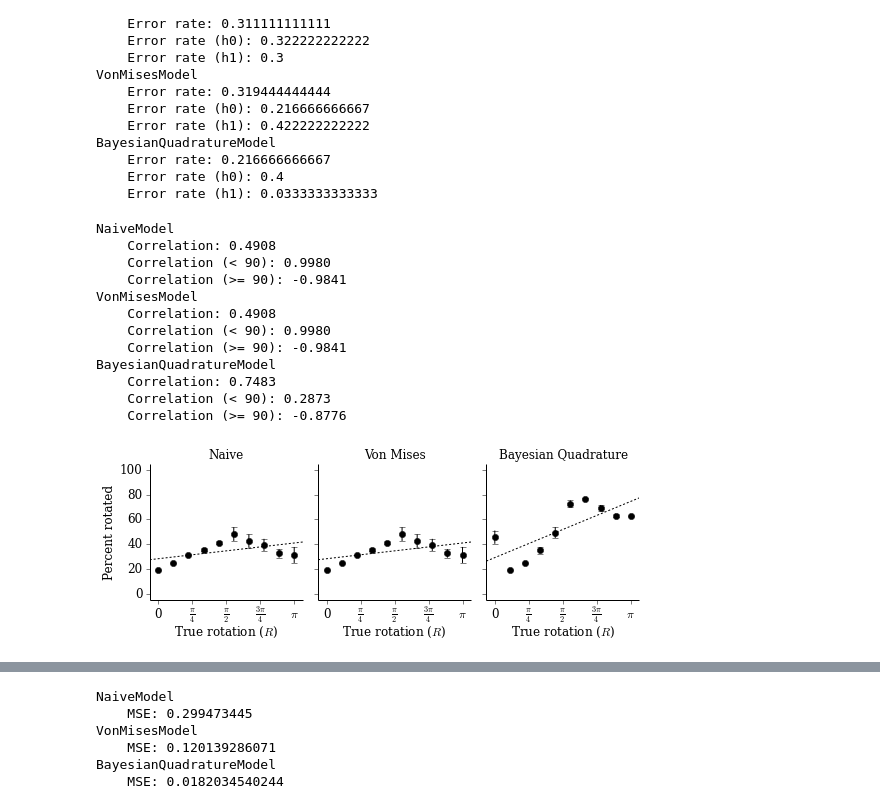
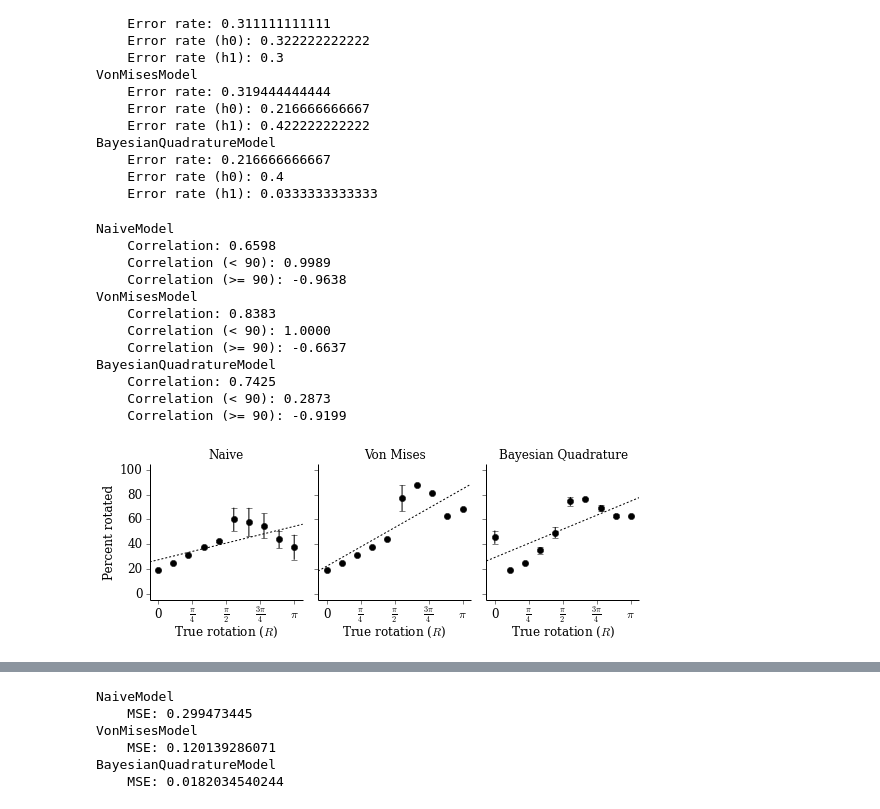
Before and after one commit to jhamrick/optimal-mental-rotation, a Jupyter notebook: code/analysis.ipynb, the cells around one changed output, grey strips where cells are left out. Saved outputs shown, nothing was run; the diff lists cells and outputs as text; code cells hidden in the pictures.

```diff
--- a/code/analysis.ipynb
+++ b/code/analysis.ipynb
@@ -145,12 +150,12 @@ for i, model in enumerate(models):
 # %%
 for i, model in enumerate(models):
     if model == 'GoldStandardModel':
-	continue
-    angmean = angmeans[model]
-    angsem = angsems[model]
+        continue
+    samp_mean = samp_means[model]
+    samp_sem = samp_sems[model]
 
     x = unique_ang
-    y = angmean
+    y = samp_mean
     corr = float(xcorr(x, y))
     sm = unique_ang < (np.pi / 2.)
     corr_sm = xcorr(x[sm], y[sm])
@@ -160,13 +165,13 @@ for i, model in enumerate(models):
 
     print "    Correlation: %.4f" % corr
     LATEX += new_cmd(
-	"%scorr" % shortnames[model],
-	r"\rho=%.2f" % corr)
+        "%scorr" % shortnames[model],
+        r"\rho=%.2f" % corr)
 
     print "    Correlation (< 90): %.4f" % corr_sm
     LATEX += new_cmd(
-	"%scorrsm" % shortnames[model],
-	r"\rho=%.2f" % corr_sm)
+        "%scorrsm" % shortnames[model],
+        r"\rho=%.2f" % corr_sm)
 
     print "    Correlation (>= 90): %.4f" % corr_bg
     LATEX += new_cmd(
@@ -174,43 +179,43 @@ for i, model in enumerate(models):
     r"\rho=%.2f" % corr_bg)
 # %% [output]
 NaiveModel
-    Correlation: 0.4908
-    Correlation (< 90): 0.9980
-    Correlation (>= 90): -0.9841
+    Correlation: 0.6598
+    Correlation (< 90): 0.9989
+    Correlation (>= 90): -0.9638
 VonMisesModel
-    Correlation: 0.4908
-    Correlation (< 90): 0.9980
-    Correlation (>= 90): -0.9841
+    Correlation: 0.8383
+    Correlation (< 90): 1.0000
+    Correlation (>= 90): -0.6637
 BayesianQuadratureModel
-    Correlation: 0.7483
+    Correlation: 0.7425
     Correlation (< 90): 0.2873
-    Correlation (>= 90): -0.8776
+    Correlation (>= 90): -0.9199
 # %%
 fig, axes = plots.model_rotations([nicenames[m] for m in models[1:]])
 
 for i, model in enumerate(models):
     if model == 'GoldStandardModel':
-	continue
-    angmean = angmeans[model]
-    angsem = angsems[model]
+        continue
+    samp_mean = samp_means[model]
+    samp_sem = samp_sems[model]
 
     if len(models[1:]) == 1:
-	ax = axes
+        ax = axes
     else:
-	ax = axes[i-1]
+        ax = axes[i-1]
 
     x = np.linspace(-np.pi / 16, np.pi + (np.pi / 16.), 100)
-    C = linreg(unique_ang[:, None], angmean[:, None])
+    C = linreg(unique_ang[:, None], samp_mean[:, None])
     y = x * C[0] + C[1]
 
     ax.plot(x, y, 'k--', dashes=(2, 2))
     ax.errorbar(unique_ang,
-		angmean, yerr=angsem,
-		marker='o',
-		linestyle='',
-		color='k')
+                samp_mean, yerr=samp_sem,
+                marker='o',
+                linestyle='',
+                color='k')
 
 if opt['save']:
     sg.save("../figures/model_rotations.pdf", close=False)
 # %% [output]
-[figure, old version]
+[figure, new version]
```
Also changed, not shown: parts of 3 cells of this notebook.
